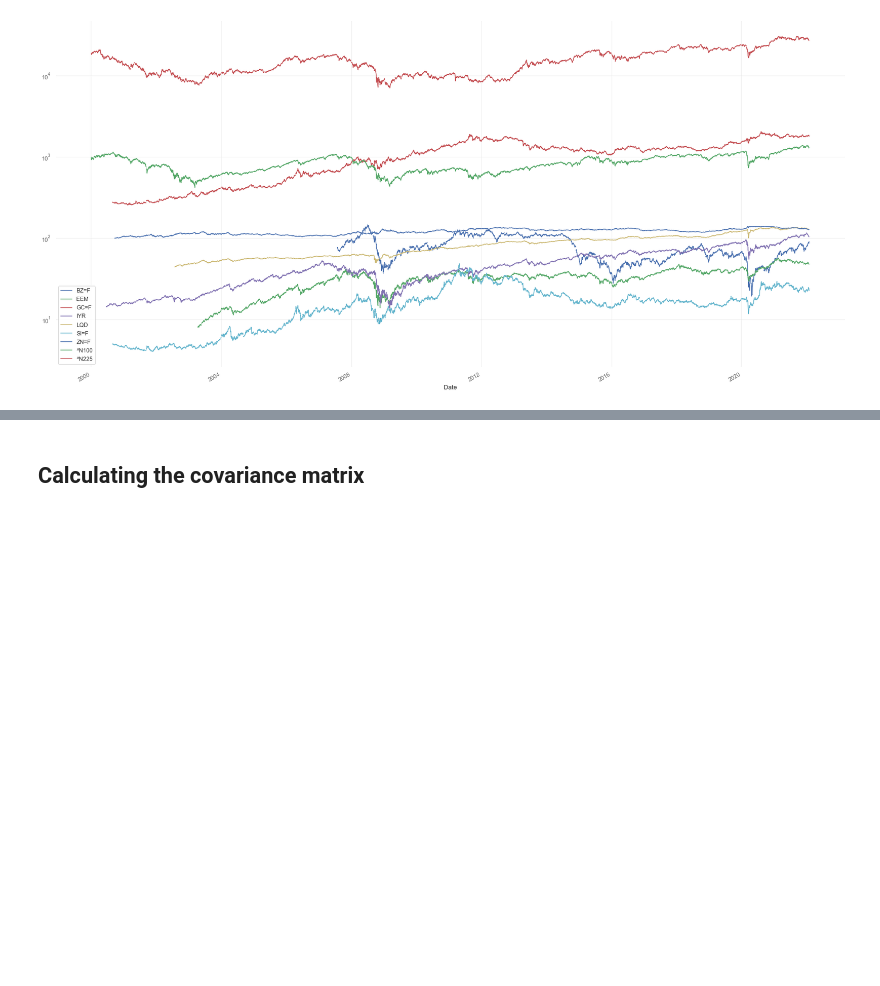
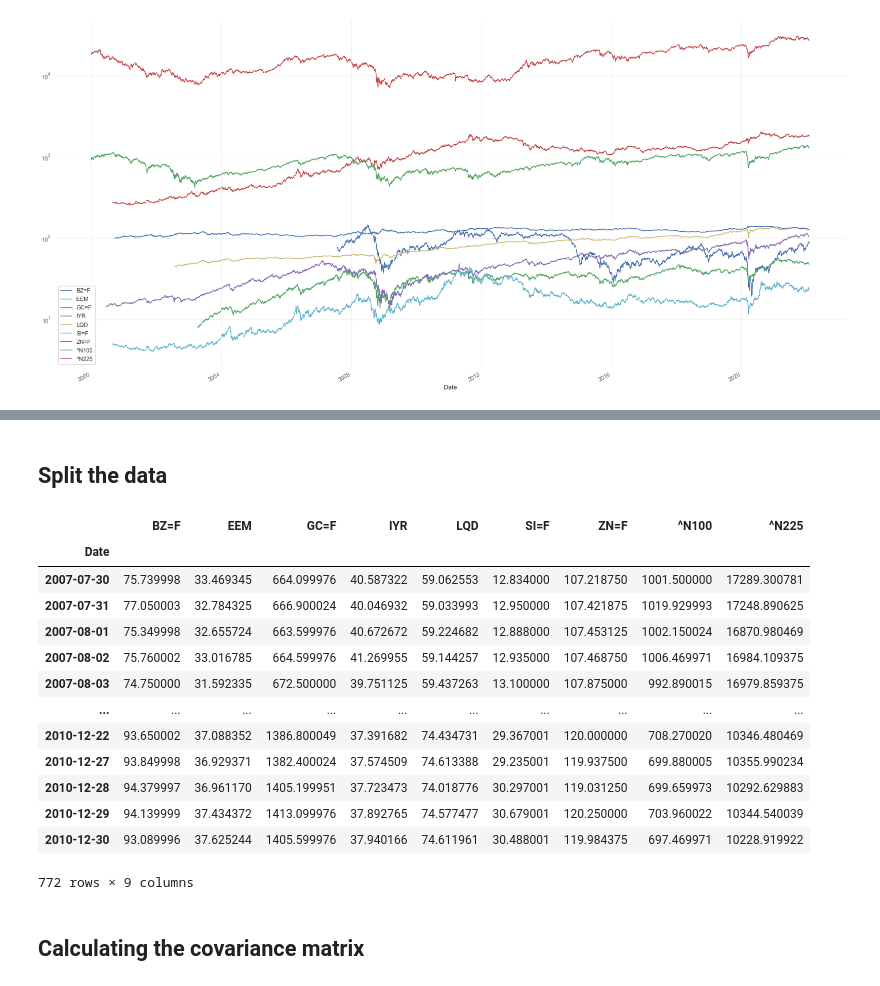
Before and after one commit to ferhat00/PortfolioOptimisation, a Jupyter notebook: Portfolio_Optimisation_SIPP_v2.ipynb, the cells around one changed output, grey strips where cells are left out. Saved outputs shown, nothing was run; the diff lists cells and outputs as text; code cells hidden in the pictures; blank space fills up the shorter version.

```diff
--- a/Portfolio_Optimisation_SIPP_v2.ipynb
+++ b/Portfolio_Optimisation_SIPP_v2.ipynb
@@ -23,6 +23,10 @@ c_VAR = [True, False][0]
 stock = "BZ=F ZN=F GC=F SI=F IYR LQD EEM ^N225 ^N100" #"BZ=F NQ=F ZN=F GC=F SI=F ZT=F ZB=F ES=F IYR EWJ LQD EEM ^N225 ^N100"
 fund_folder = r'\fund_series'
 prefix_name = 'yhoo_asset_classes'
+train_start = '2000-01-01'
+train_end = '2010-12-31'
+test_start = '2011-01-01'
+test_end = date.today()
 # %% [markdown]
 # Mean-variance optimization
 # %%
@@ -104,3 +125,23 @@ if local_data:
+# %% [markdown]
+## Split the data
+# %%
+train_df = concatenated_df_pivot.loc[train_start:train_end]
+train_df
+# %% [output]
+|  | BZ=F | EEM | GC=F | IYR | LQD | SI=F | ZN=F | ^N100 | ^N225 |
+| Date |  |  |  |  |  |  |  |  |  |
+| 2007-07-30 | 75.739998 | 33.469345 | 664.099976 | 40.587322 | 59.062553 | 12.834000 | 107.218750 | 1001.500000 | 17289.300781 |
+| 2007-07-31 | 77.050003 | 32.784325 | 666.900024 | 40.046932 | 59.033993 | 12.950000 | 107.421875 | 1019.929993 | 17248.890625 |
+| 2007-08-01 | 75.349998 | 32.655724 | 663.599976 | 40.672672 | 59.224682 | 12.888000 | 107.453125 | 1002.150024 | 16870.980469 |
+| 2007-08-02 | 75.760002 | 33.016785 | 664.599976 | 41.269955 | 59.144257 | 12.935000 | 107.468750 | 1006.469971 | 16984.109375 |
+| 2007-08-03 | 74.750000 | 31.592335 | 672.500000 | 39.751125 | 59.437263 | 13.100000 | 107.875000 | 992.890015 | 16979.859375 |
+| ... | ... | ... | ... | ... | ... | ... | ... | ... | ... |
+| 2010-12-22 | 93.650002 | 37.088352 | 1386.800049 | 37.391682 | 74.434731 | 29.367001 | 120.000000 | 708.270020 | 10346.480469 |
+| 2010-12-27 | 93.849998 | 36.929371 | 1382.400024 | 37.574509 | 74.613388 | 29.235001 | 119.937500 | 699.880005 | 10355.990234 |
+| 2010-12-28 | 94.379997 | 36.961170 | 1405.199951 | 37.723473 | 74.018776 | 30.297001 | 119.031250 | 699.659973 | 10292.629883 |
+| 2010-12-29 | 94.139999 | 37.434372 | 1413.099976 | 37.892765 | 74.577477 | 30.679001 | 120.250000 | 703.960022 | 10344.540039 |
+| 2010-12-30 | 93.089996 | 37.625244 | 1405.599976 | 37.940166 | 74.611961 | 30.488001 | 119.984375 | 697.469971 | 10228.919922 |
+772 rows × 9 columns
 # %% [markdown]
 ## Calculating the covariance matrix
 # %%
```
Also changed, not shown: parts of 1 cell of this notebook, 1 other file.
